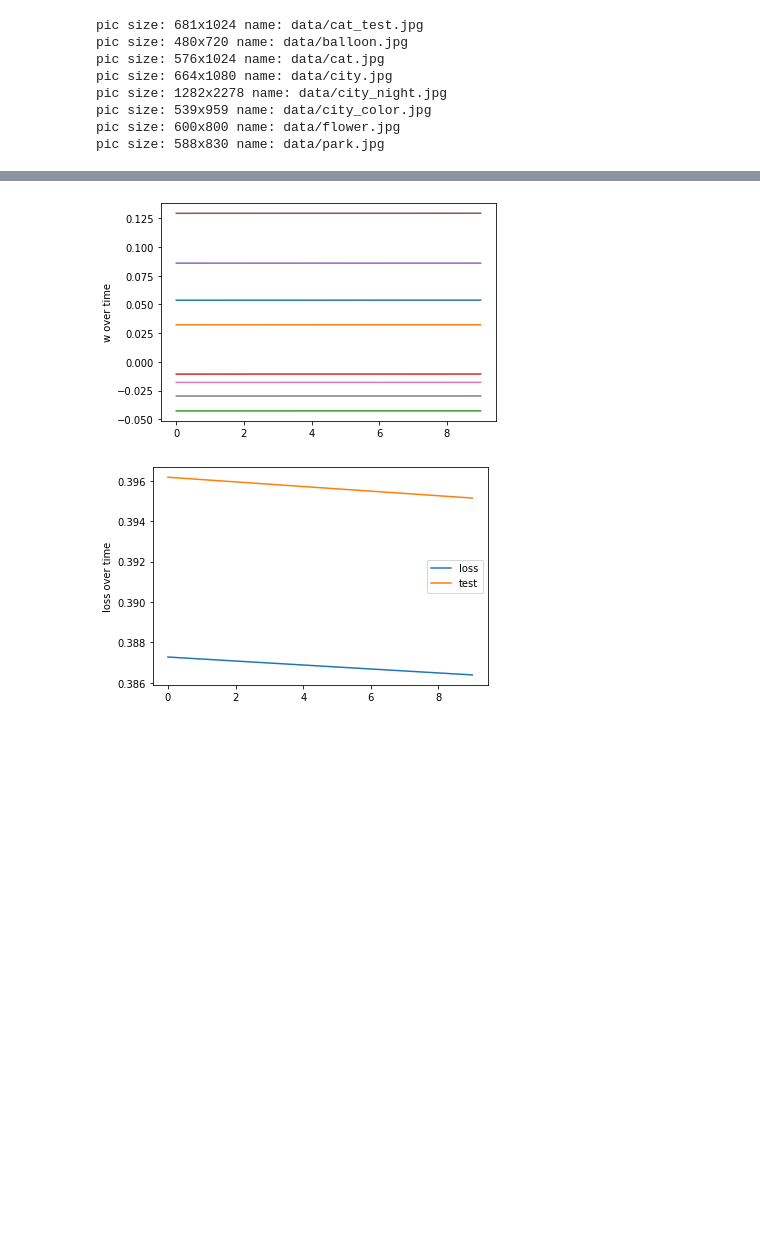
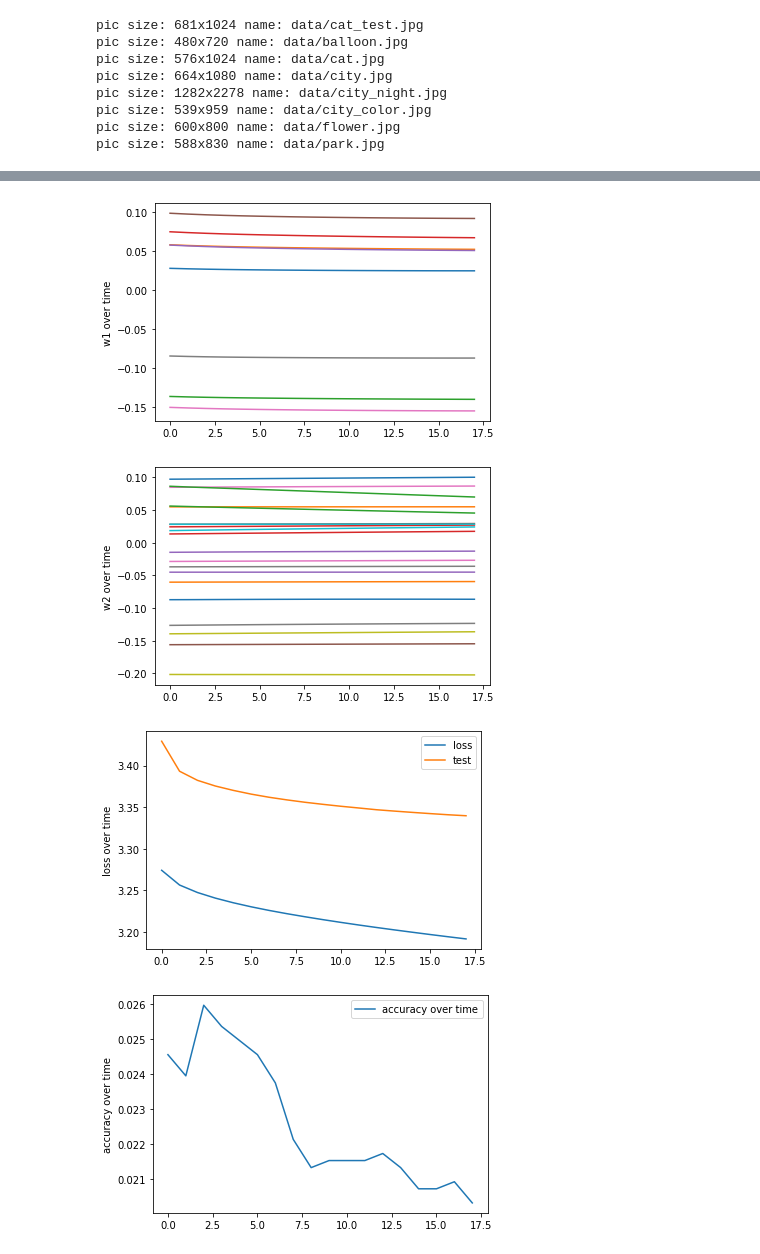
Before and after one commit to ishay320/Deep_Learning, a Jupyter notebook: neuralNetwork.ipynb, the cells around one changed output, grey strips where cells are left out. Drawn from its saved outputs; the diff is of its cells as text; code cells hidden in the pictures; blank space fills up the shorter version.

```diff
--- a/neuralNetwork.ipynb
+++ b/neuralNetwork.ipynb
@@ -71,7 +77,8 @@ def load_pic_data(pics_array,color:int,jumps:int=100,show:bool=False):
 ## data
 # %%
 data_x , data_y = load_pic_data(
-    ["data/cat_test.jpg","data/balloon.jpg","data/cat.jpg","data/city.jpg","data/city_night.jpg","data/city_color.jpg",
+    ["data/cat_test.jpg", "data/balloon.jpg","data/cat.jpg","data/city.jpg",
+    "data/city_night.jpg","data/city_color.jpg",
     "data/flower.jpg"],
     color=0,jumps=100)
 data_t_x , data_t_y = load_pic_data(["data/park.jpg"],color=1,jumps=100)
@@ -79,10 +86,6 @@ data_t_x , data_t_y = load_pic_data(["data/park.jpg"],color=1,jumps=100)
 # print(YtoArr(data_t_y))
 data_y = YtoArr(data_y)
 data_t_y = YtoArr(data_t_y)
-
-
-# data_x = np.array([[2,32], [25,1.2], [5,25.2], [23,2], [56,8.5], [60,60], [3,3], [46,53], [3.5,2]])
-# data_y = np.array([[1], [1], [1], [1], [1], [0], [0], [0], [0]])
 # %% [output]
 pic size: 681x1024 name: data/cat_test.jpg
 pic size: 480x720 name: data/balloon.jpg
@@ -95,18 +98,26 @@ pic size: 588x830 name: data/park.jpg
 # %%
 sess = tf.Session()
 sess.run(tf.global_variables_initializer())
+
 show = 10
 loss_in_time = []
 w_arr = []
+w2_arr = []
 test_over_time = []
-for i in range(0,100):
-       sess.run(update, feed_dict = {x:data_x, y_:data_y})
-       if(i%show==0):
-              tmp = sess.run(loss,feed_dict={x:data_x,y_:data_y})
+accuracy_over_time = []
+
+correct_prediction = tf.equal(tf.argmax(pred,1), tf.argmax(y,1))
+accuracy = tf.reduce_mean(tf.cast(correct_prediction, tf.float32))
+
+for i in range(0,1000):
+       sess.run(update, feed_dict = {x:data_x, y:data_y})
+       if(i%show==0 and i>21):
+              tmp = sess.run(loss,feed_dict={x:data_x,y:data_y})
               loss_in_time.append(tmp)
-              w_arr.append(sess.run(W1))
+              w_arr.append(sess.run(w1))
+              w2_arr.append(sess.run(w2))
               if(i%(show*1)==0):
                      print(f"i = {i}, loss = {tmp},")
-
-              test_over_time.append(sess.run(loss,feed_dict={x:data_t_x,y_:data_t_y}))
+              accuracy_over_time.append(sess.run(accuracy, feed_dict={x:data_t_x,y:data_t_y}))
+              test_over_time.append(sess.run(loss,feed_dict={x:data_t_x,y:data_t_y}))
 # %% [output]
@@ -123,14 +143,26 @@ i = 90, loss = 0.38639363646507263,
 # %%
 d = np.array(np.array(w_arr).transpose()[0]).transpose()
 plt.plot(d)
-plt.ylabel('w over time')
+plt.ylabel('w1 over time')
+plt.show()
+
+d = np.array(np.array(w2_arr).transpose()[0]).transpose()
+plt.plot(d)
+plt.ylabel('w2 over time')
 plt.show()
 
 plt.plot(loss_in_time,label ="loss")
 plt.plot(test_over_time , label ="test")
 plt.legend()
 plt.ylabel('loss over time')
 plt.show()
+
+plt.plot(accuracy_over_time,label ="accuracy over time")
+plt.legend()
+plt.ylabel('accuracy over time')
+plt.show()
 # %% [output]
-[figure, old version]
+[figure, new version]
-[figure, old version]
+[figure, new version]
+[figure, added]
+[figure, added]
```
Also changed, not shown: parts of 5 cells of this notebook, 1 other file.
